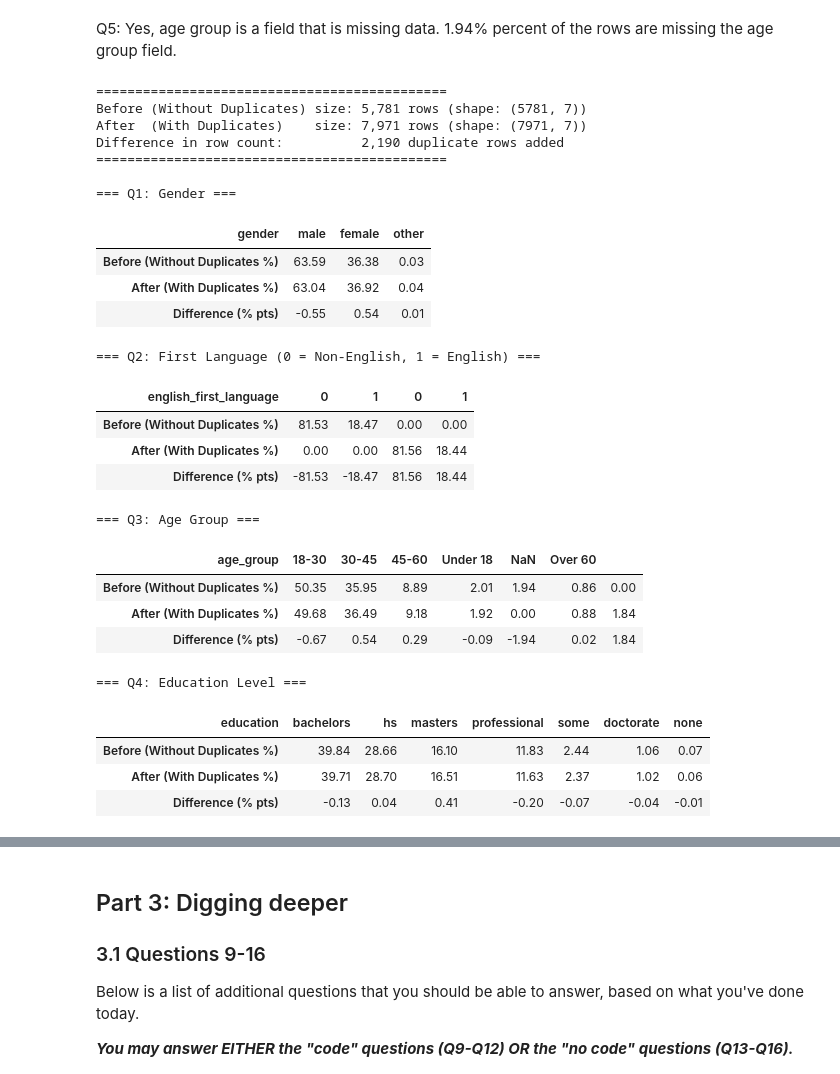
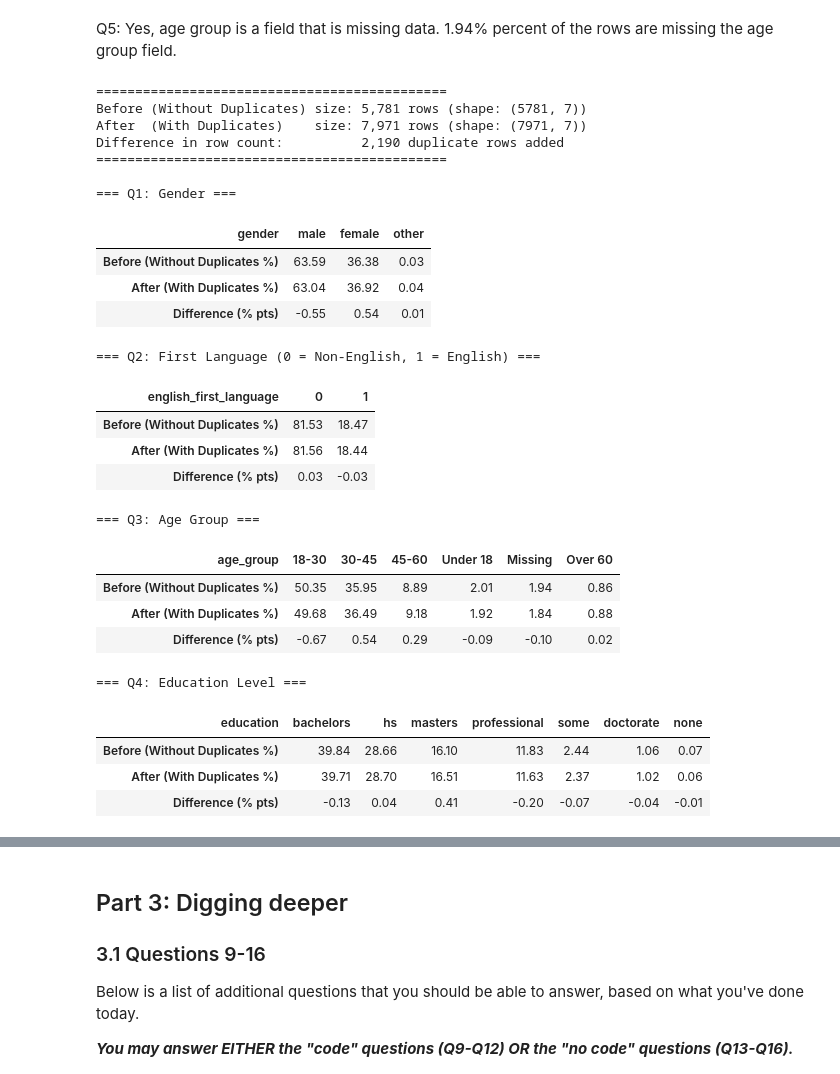
Before and after one commit to annieh04/hcde-410, a Jupyter notebook: A2/hcde410-a2.ipynb, the cells around one changed output, grey strips where cells are left out. Drawn from its saved outputs; the diff is of its cells as text; code cells hidden in the pictures.

```diff
--- a/A2/hcde410-a2.ipynb
+++ b/A2/hcde410-a2.ipynb
@@ -785,61 +776,76 @@ print("=" * 45 + "\n")
 
 # 4. Function to generate comparison tables with the Difference line
 def generate_comparison_table(col_name, title):
+    # Standardize missing/empty values and cast to string
+    before_series = (
+        df_without_dupes[col_name]
+        .replace({"": "Missing", "nan": "Missing"})
+        .fillna("Missing")
+        .astype(str)
+        .str.strip()
+    )
+    after_series = (
+        df_with_dupes[col_name]
+        .replace({"": "Missing", "nan": "Missing"})
+        .fillna("Missing")
+        .astype(str)
+        .str.strip()
+    )
+
     # Compute percentage distributions
     before_pct = (
-        df_without_dupes[col_name].value_counts(normalize=True, dropna=False)
-        * 100
+        before_series.value_counts(normalize=True, dropna=False) * 100
     ).round(2)
     after_pct = (
-        df_with_dupes[col_name].value_counts(normalize=True, dropna=False) * 100
+        after_series.value_counts(normalize=True, dropna=False) * 100
     ).round(2)
 
-    # Build table with Before and After rows
+    # Build comparison DataFrame
     table = pd.DataFrame(
         [before_pct, after_pct],
         index=["Before (Without Duplicates %)", "After (With Duplicates %)"],
     ).fillna(0)
 
-    # Add the Difference line: After (With Dupes) - Before (Without Dupes)
+    # Difference line: After - Before
     table.loc["Difference (% pts)"] = (
         table.loc["After (With Duplicates %)"]
         - table.loc["Before (Without Duplicates %)"]
     ).round(2)
 
     print(f"=== {title} ===")
     display(table)
     print()
 
 
 # 5. Run for Questions 1 through 4
 generate_comparison_table("gender", "Q1: Gender")
 generate_comparison_table(
     "english_first_language", "Q2: First Language (0 = Non-English, 1 = English)"
 )
 generate_comparison_table("age_group", "Q3: Age Group")
 generate_comparison_table("education", "Q4: Education Level")
 # %% [output]
 =============================================
 Before (Without Duplicates) size: 5,781 rows (shape: (5781, 7))
 After  (With Duplicates)    size: 7,971 rows (shape: (7971, 7))
 Difference in row count:          2,190 duplicate rows added
 =============================================
 
 === Q1: Gender ===
 | gender | male | female | other |
 | Before (Without Duplicates %) | 63.59 | 36.38 | 0.03 |
 | After (With Duplicates %) | 63.04 | 36.92 | 0.04 |
 | Difference (% pts) | -0.55 | 0.54 | 0.01 |
 === Q2: First Language (0 = Non-English, 1 = English) ===
-| english_first_language | 0 | 1 | 0 | 1 |
-| Before (Without Duplicates %) | 81.53 | 18.47 | 0.00 | 0.00 |
-| After (With Duplicates %) | 0.00 | 0.00 | 81.56 | 18.44 |
-| Difference (% pts) | -81.53 | -18.47 | 81.56 | 18.44 |
+| english_first_language | 0 | 1 |
+| Before (Without Duplicates %) | 81.53 | 18.47 |
+| After (With Duplicates %) | 81.56 | 18.44 |
+| Difference (% pts) | 0.03 | -0.03 |
 === Q3: Age Group ===
-| age_group | 18-30 | 30-45 | 45-60 | Under 18 | NaN | Over 60 |  |
-| Before (Without Duplicates %) | 50.35 | 35.95 | 8.89 | 2.01 | 1.94 | 0.86 | 0.00 |
-| After (With Duplicates %) | 49.68 | 36.49 | 9.18 | 1.92 | 0.00 | 0.88 | 1.84 |
-| Difference (% pts) | -0.67 | 0.54 | 0.29 | -0.09 | -1.94 | 0.02 | 1.84 |
+| age_group | 18-30 | 30-45 | 45-60 | Under 18 | Missing | Over 60 |
+| Before (Without Duplicates %) | 50.35 | 35.95 | 8.89 | 2.01 | 1.94 | 0.86 |
+| After (With Duplicates %) | 49.68 | 36.49 | 9.18 | 1.92 | 1.84 | 0.88 |
+| Difference (% pts) | -0.67 | 0.54 | 0.29 | -0.09 | -0.10 | 0.02 |
 === Q4: Education Level ===
 | education | bachelors | hs | masters | professional | some | doctorate | none |
 | Before (Without Duplicates %) | 39.84 | 28.66 | 16.10 | 11.83 | 2.44 | 1.06 | 0.07 |
```
Also changed, not shown: parts of 18 cells of this notebook, 1 other file.
